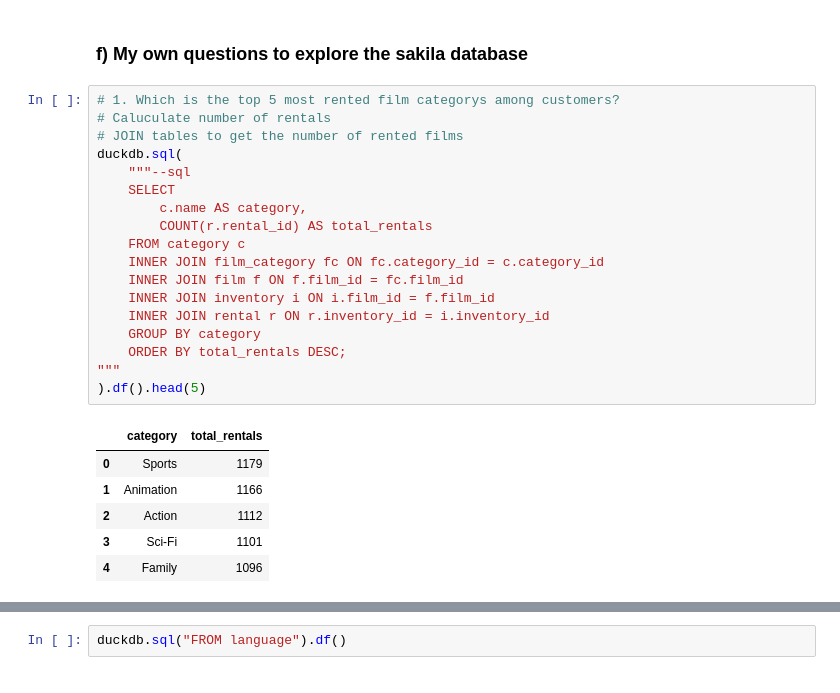
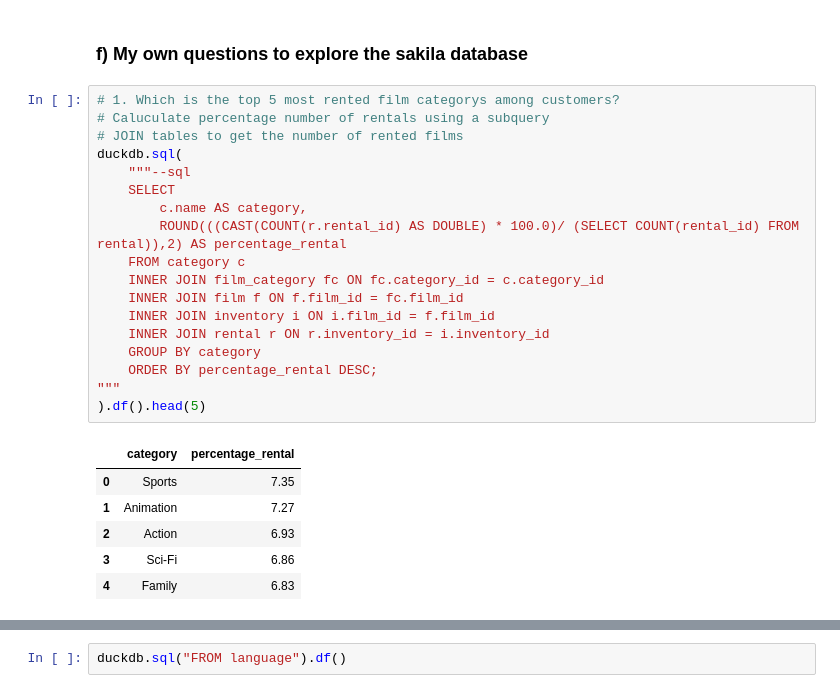
Before and after one commit to LisaYllander92/SQL_LAB_DE25_LisaYllander, a Jupyter notebook: data_analys.ipynb, the cells around one changed output, grey strips where cells are left out. Saved outputs shown, nothing was run; the diff lists cells and outputs as text.

```diff
--- a/data_analys.ipynb
+++ b/data_analys.ipynb
@@ -190,29 +190,29 @@ duckdb.sql(
 ### f) My own questions to explore the sakila database
 # %%
 # 1. Which is the top 5 most rented film categorys among customers?
-# Caluculate number of rentals
+# Caluculate percentage number of rentals using a subquery
 # JOIN tables to get the number of rented films
 duckdb.sql(
     """--sql
     SELECT
         c.name AS category,
-        COUNT(r.rental_id) AS total_rentals
+        ROUND(((CAST(COUNT(r.rental_id) AS DOUBLE) * 100.0)/ (SELECT COUNT(rental_id) FROM rental)),2) AS percentage_rental
     FROM category c
     INNER JOIN film_category fc ON fc.category_id = c.category_id
     INNER JOIN film f ON f.film_id = fc.film_id
     INNER JOIN inventory i ON i.film_id = f.film_id
     INNER JOIN rental r ON r.inventory_id = i.inventory_id
     GROUP BY category
-    ORDER BY total_rentals DESC;
+    ORDER BY percentage_rental DESC;
 """
 ).df().head(5)
 # %% [output]
-|  | category | total_rentals |
-| 0 | Sports | 1179 |
-| 1 | Animation | 1166 |
-| 2 | Action | 1112 |
-| 3 | Sci-Fi | 1101 |
-| 4 | Family | 1096 |
+|  | category | percentage_rental |
+| 0 | Sports | 7.35 |
+| 1 | Animation | 7.27 |
+| 2 | Action | 6.93 |
+| 3 | Sci-Fi | 6.86 |
+| 4 | Family | 6.83 |
 # %%
 # 2. 'Susan Davis' has played in most movies,
 # but in what top 3 genre has she done most movies?
```
Also changed, not shown: parts of 3 cells of this notebook, 4 other files.
